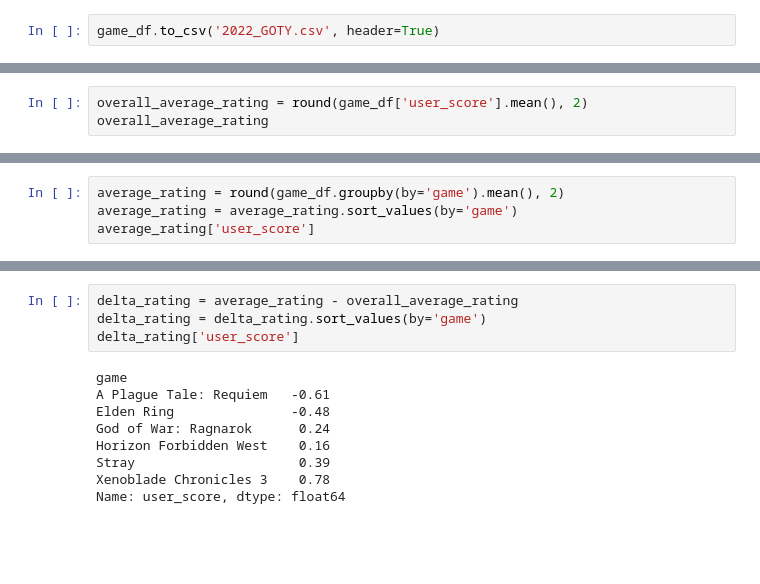
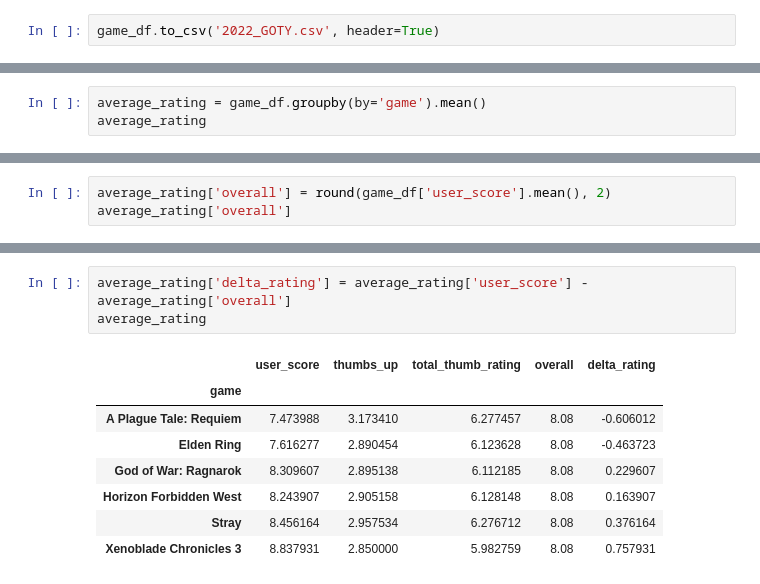
Before and after one commit to bazinga183/2022_Game_of_the_Year, a Jupyter notebook: Game of the Year Candidates.ipynb, the cells around one changed output, grey strips where cells are left out. Drawn from its saved outputs; the diff is of its cells as text; blank space fills up the shorter version.

```diff
--- a/Game of the Year Candidates.ipynb
+++ b/Game of the Year Candidates.ipynb
@@ -165,0 +154,3 @@ dtype: object
+# %%
+average_rating = game_df.groupby(by='game').mean()
+average_rating
@@ -166,4 +166,4 @@ dtype: object
 # %%
-overall_average_rating = round(game_df['user_score'].mean(), 2)
-overall_average_rating
+average_rating['overall'] = round(game_df['user_score'].mean(), 2)
+average_rating['overall']
 # %% [output]
@@ -171,4 +177,0 @@ overall_average_rating
-# %%
-average_rating = round(game_df.groupby(by='game').mean(), 2)
-average_rating = average_rating.sort_values(by='game')
-average_rating['user_score']
@@ -184,13 +189,12 @@ Name: user_score, dtype: float64
 # %%
-delta_rating = average_rating - overall_average_rating
-delta_rating = delta_rating.sort_values(by='game')
-delta_rating['user_score']
+average_rating['delta_rating'] = average_rating['user_score'] - average_rating['overall']
+average_rating
 # %% [output]
-game
-A Plague Tale: Requiem   -0.61
-Elden Ring               -0.48
-God of War: Ragnarok      0.24
-Horizon Forbidden West    0.16
-Stray                     0.39
-Xenoblade Chronicles 3    0.78
-Name: user_score, dtype: float64
+|  | user_score | thumbs_up | total_thumb_rating | overall | delta_rating |
+| game |  |  |  |  |  |
+| A Plague Tale: Requiem | 7.473988 | 3.173410 | 6.277457 | 8.08 | -0.606012 |
+| Elden Ring | 7.616277 | 2.890454 | 6.123628 | 8.08 | -0.463723 |
+| God of War: Ragnarok | 8.309607 | 2.895138 | 6.112185 | 8.08 | 0.229607 |
+| Horizon Forbidden West | 8.243907 | 2.905158 | 6.128148 | 8.08 | 0.163907 |
+| Stray | 8.456164 | 2.957534 | 6.276712 | 8.08 | 0.376164 |
+| Xenoblade Chronicles 3 | 8.837931 | 2.850000 | 5.982759 | 8.08 | 0.757931 |
```
Also changed, not shown: parts of 12 cells of this notebook, 1 other file.
